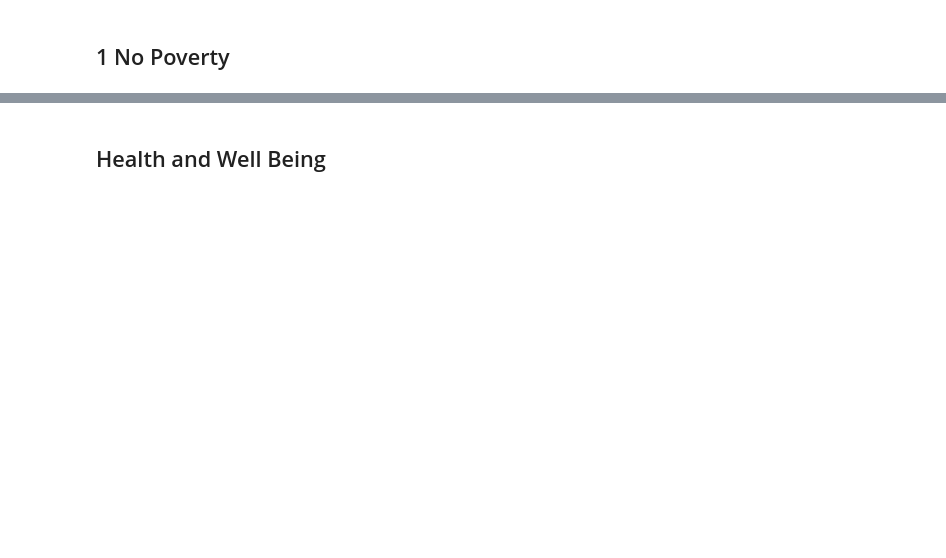
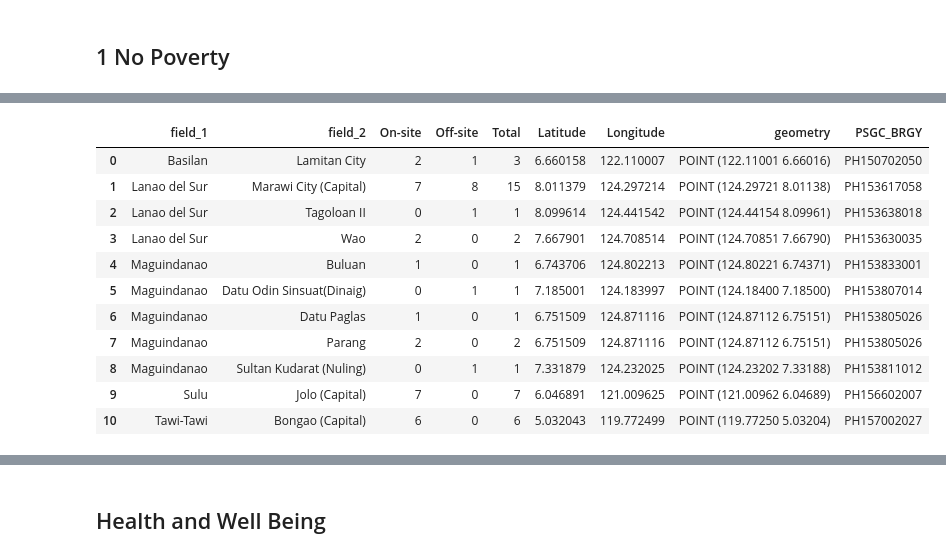
Before and after one commit to bluerose98/ang_huling_ML_bimbo, a Jupyter notebook: Scripts/0_Data_Build_Anj.ipynb, the cells around one changed output, grey strips where cells are left out. Cells and saved outputs as stored; diff of their text form; code cells hidden in the pictures; blank space fills up the shorter version.

```diff
--- a/Scripts/0_Data_Build_Anj.ipynb
+++ b/Scripts/0_Data_Build_Anj.ipynb
@@ -201,0 +434,20 @@ firms = gpd.read_file("1-Geodata/6-ECONOMIC/Economic - Operational ARMM RBOI Reg
+# %%
+# location of banks kulang
+barmm_banks = gpd.read_file("1-Geodata/6-ECONOMIC/Economic - Location of Banks in ARMM (Bangko Sentral ng Pilipinas, 2018)/Economic - Location of Banks, 2018 - ARMM - Bangko Sentral ng Pilipinas.shp")
+barmm_banks["geometry"] = barmm_banks['geometry'].to_crs(epsg=4326)
+barmm_banks = sjoin(barmm_banks,admin_bounds[['geometry','PSGC_BRGY']],how='left',op='within').drop(columns = ['index_right'])
+
+barmm_banks
+# %% [output]
+|  | field_1 | field_2 | On-site | Off-site | Total | Latitude | Longitude | geometry | PSGC_BRGY |
+| 0 | Basilan | Lamitan City | 2 | 1 | 3 | 6.660158 | 122.110007 | POINT (122.11001 6.66016) | PH150702050 |
+| 1 | Lanao del Sur | Marawi City (Capital) | 7 | 8 | 15 | 8.011379 | 124.297214 | POINT (124.29721 8.01138) | PH153617058 |
+| 2 | Lanao del Sur | Tagoloan II | 0 | 1 | 1 | 8.099614 | 124.441542 | POINT (124.44154 8.09961) | PH153638018 |
+| 3 | Lanao del Sur | Wao | 2 | 0 | 2 | 7.667901 | 124.708514 | POINT (124.70851 7.66790) | PH153630035 |
+| 4 | Maguindanao | Buluan | 1 | 0 | 1 | 6.743706 | 124.802213 | POINT (124.80221 6.74371) | PH153833001 |
+| 5 | Maguindanao | Datu Odin Sinsuat(Dinaig) | 0 | 1 | 1 | 7.185001 | 124.183997 | POINT (124.18400 7.18500) | PH153807014 |
+| 6 | Maguindanao | Datu Paglas | 1 | 0 | 1 | 6.751509 | 124.871116 | POINT (124.87112 6.75151) | PH153805026 |
+| 7 | Maguindanao | Parang | 2 | 0 | 2 | 6.751509 | 124.871116 | POINT (124.87112 6.75151) | PH153805026 |
+| 8 | Maguindanao | Sultan Kudarat (Nuling) | 0 | 1 | 1 | 7.331879 | 124.232025 | POINT (124.23202 7.33188) | PH153811012 |
+| 9 | Sulu | Jolo (Capital) | 7 | 0 | 7 | 6.046891 | 121.009625 | POINT (121.00962 6.04689) | PH156602007 |
+| 10 | Tawi-Tawi | Bongao (Capital) | 6 | 0 | 6 | 5.032043 | 119.772499 | POINT (119.77250 5.03204) | PH157002027 |
```
Also changed, not shown: parts of 46 cells of this notebook.
